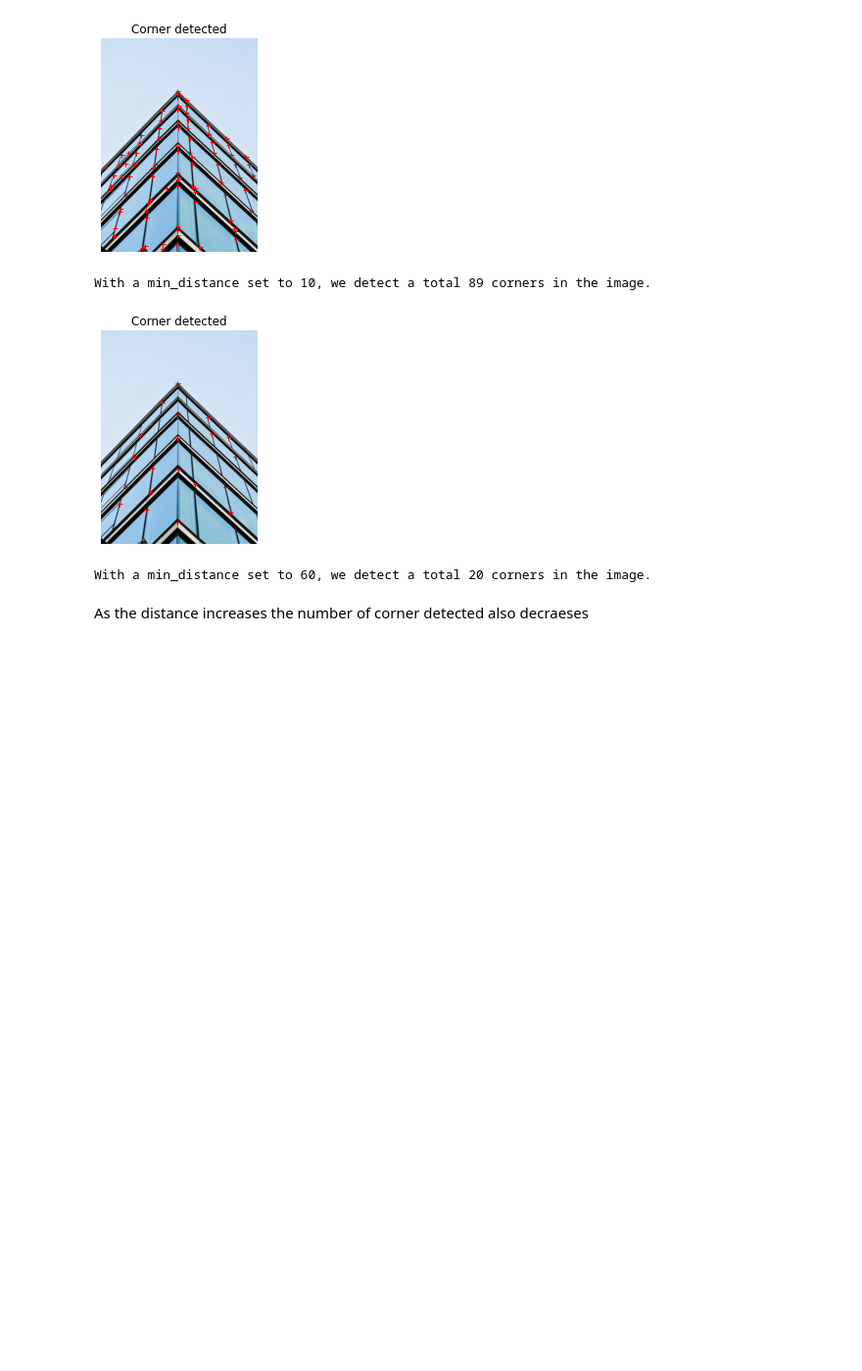
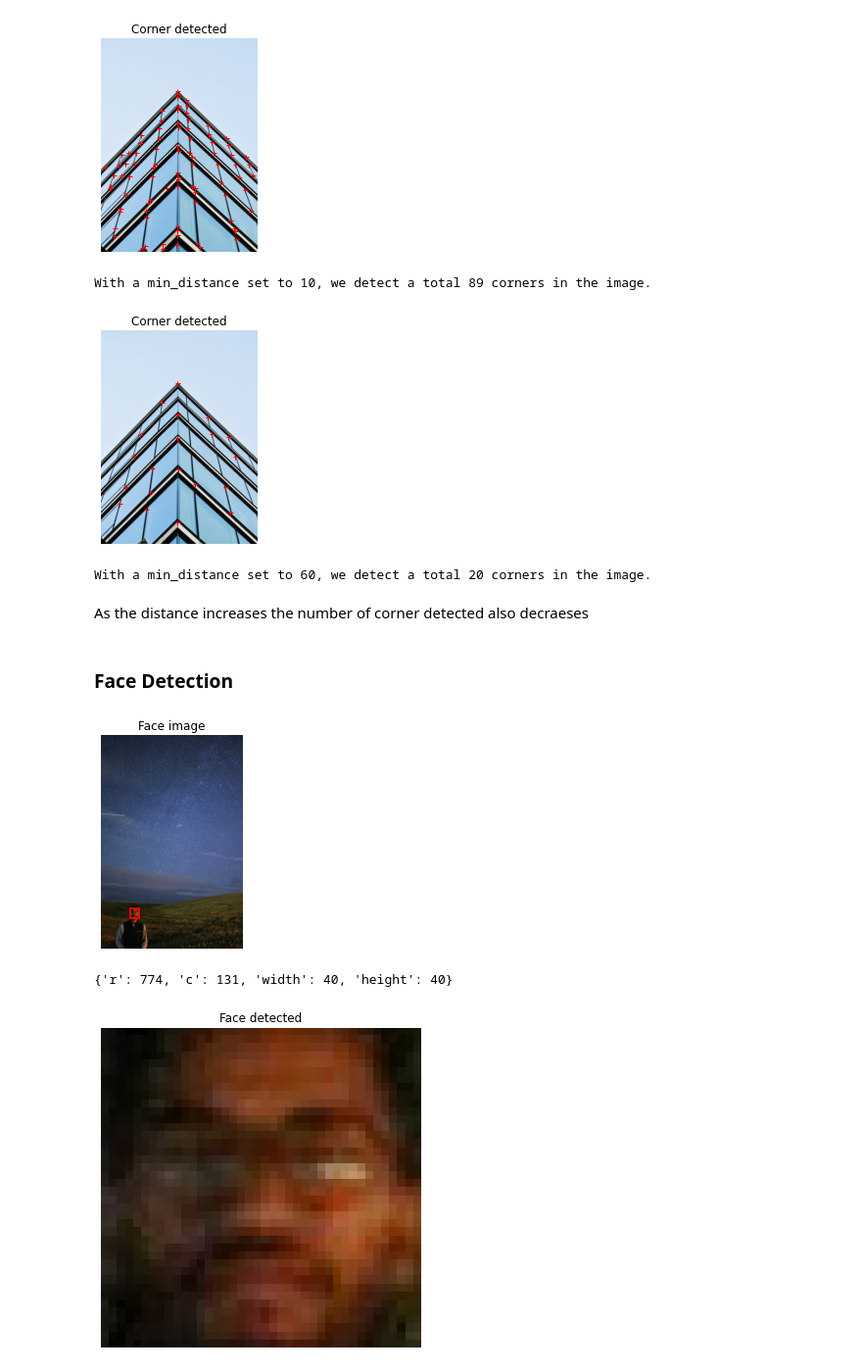
Before and after one commit to sikha2552/Python_ImageProcessing, a Jupyter notebook: Chapter4.ipynb, the cells around one changed output. Shown at 98% size. Saved outputs shown, nothing was run; the diff lists cells and outputs as text; code cells hidden in the pictures; blank space fills up the shorter version.

```diff
--- a/Chapter4.ipynb
+++ b/Chapter4.ipynb
@@ -92,3 +92,5 @@ print("With a min_distance set to 60, we detect a total", len(corner_coord), "co
 With a min_distance set to 60, we detect a total 20 corners in the image.
 # %% [markdown]
 As the distance increases the number of corner detected also decraeses
+# %% [markdown]
+### **Face Detection**
@@ -94,0 +131,22 @@ As the distance increases the number of corner detected also decraeses
+# %%
+from skimage import data
+from skimage.feature import Cascade
+
+night_image = plt.imread('/content/drive/MyDrive/MY_Learnings/DATACAMP-Courses/Python4Imgprocessing_Datacamp/Chapter4/face_det3.jpg')
+
+# Load the trained file from data
+trained_file = data.lbp_frontal_face_cascade_filename()
+
+# Initialize the detector cascade
+detector = Cascade(trained_file)
+
+# Detect faces with min and max size of searching window
+detected = detector.detect_multi_scale(img=night_image, scale_factor=1.2,
+                                       step_ratio=1, min_size=(10, 10), max_size=(200, 200))
+
+# Show the detected faces
+show_detected_face(night_image, detected)
+# %% [output]
+[figure, added]
+{'r': 774, 'c': 131, 'width': 40, 'height': 40}
+[figure, added]
```
Also changed, not shown: parts of 6 cells of this notebook.
